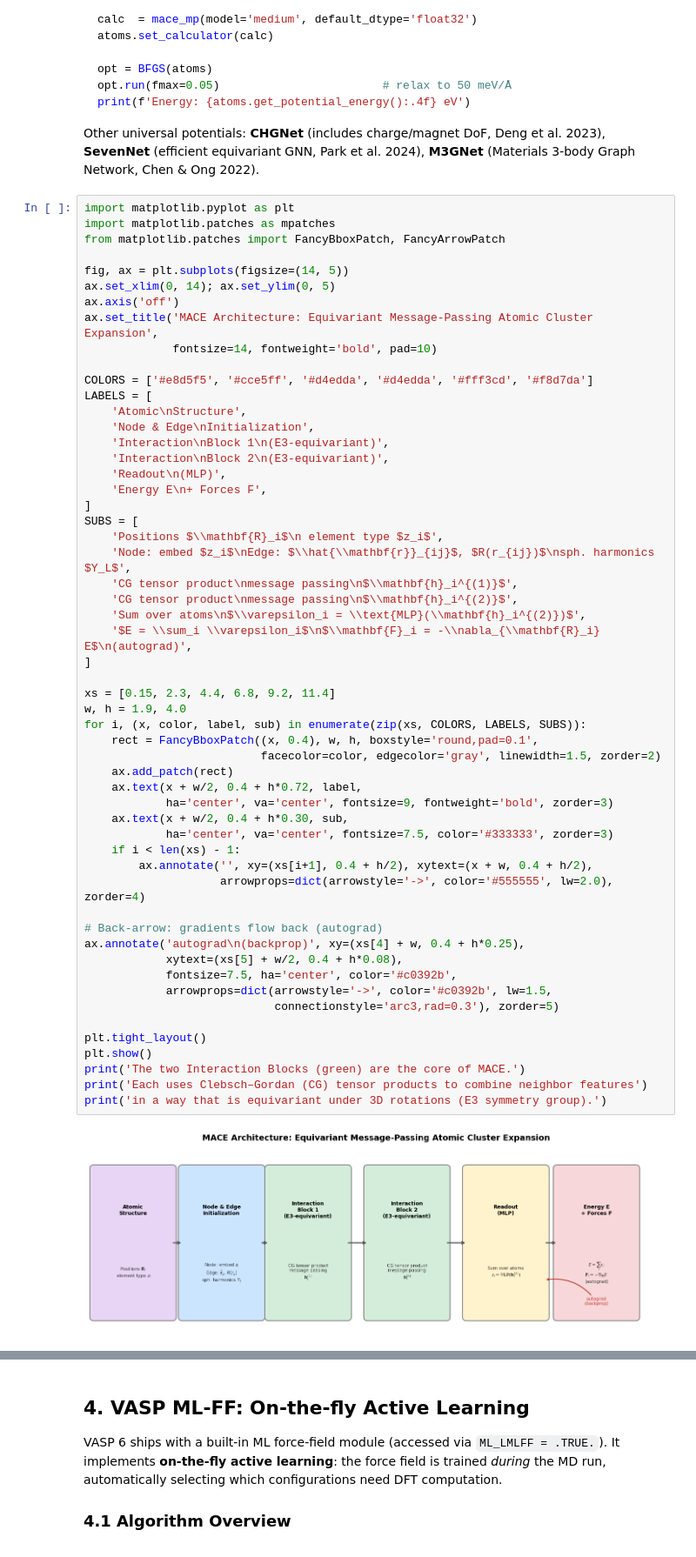
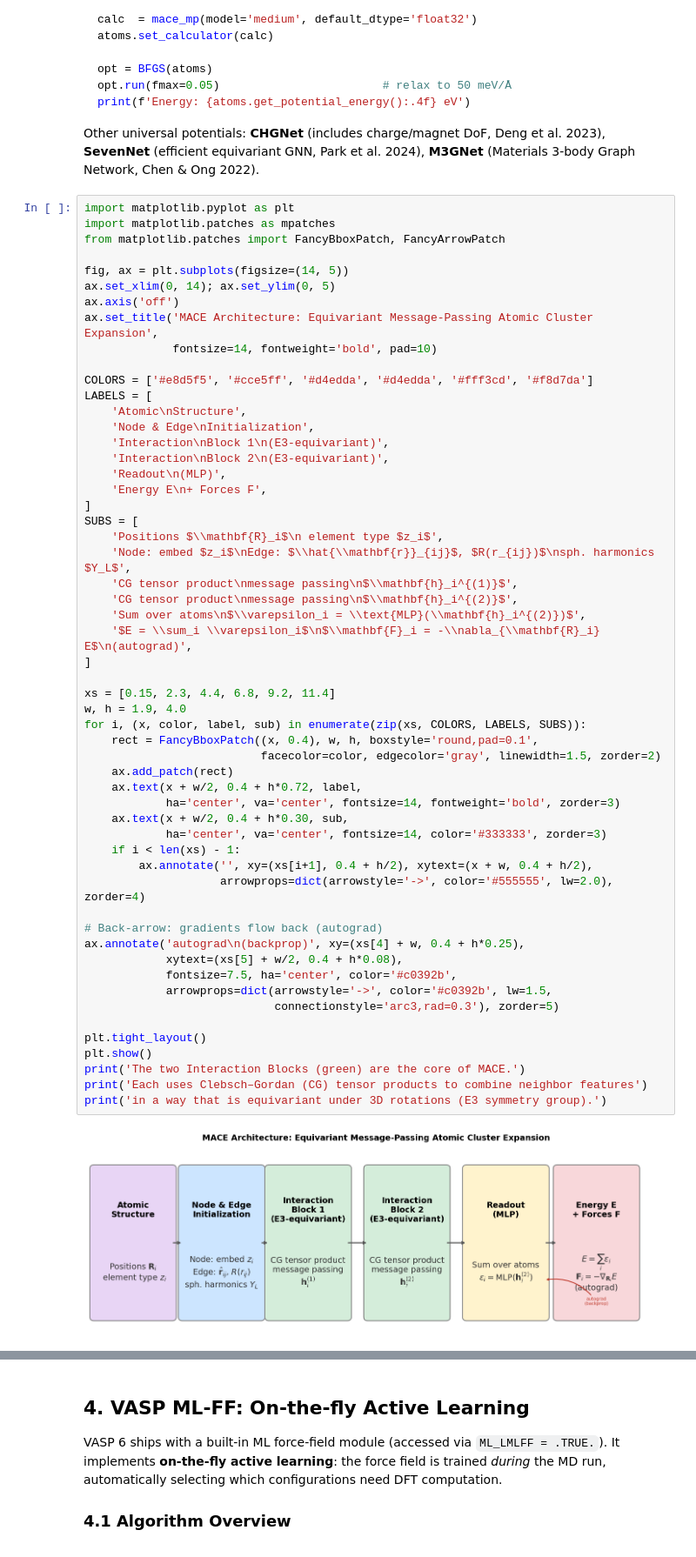
Before and after one commit to ppt-2/Ch121a-DFT, a Jupyter notebook: Module3_Periodic-DFT/notebooks/05_aimd_and_mlff.ipynb, the cells around one changed output, grey strips where cells are left out. Shown at 87% size. Cells and saved outputs as stored; diff of their text form.

```diff
--- a/Module3_Periodic-DFT/notebooks/05_aimd_and_mlff.ipynb
+++ b/Module3_Periodic-DFT/notebooks/05_aimd_and_mlff.ipynb
@@ -382,36 +382,36 @@ SUBS = [
     'CG tensor product\nmessage passing\n$\\mathbf{h}_i^{(2)}$',
     'Sum over atoms\n$\\varepsilon_i = \\text{MLP}(\\mathbf{h}_i^{(2)})$',
     '$E = \\sum_i \\varepsilon_i$\n$\\mathbf{F}_i = -\\nabla_{\\mathbf{R}_i} E$\n(autograd)',
 ]
 
 xs = [0.15, 2.3, 4.4, 6.8, 9.2, 11.4]
 w, h = 1.9, 4.0
 for i, (x, color, label, sub) in enumerate(zip(xs, COLORS, LABELS, SUBS)):
     rect = FancyBboxPatch((x, 0.4), w, h, boxstyle='round,pad=0.1',
                           facecolor=color, edgecolor='gray', linewidth=1.5, zorder=2)
     ax.add_patch(rect)
     ax.text(x + w/2, 0.4 + h*0.72, label,
-            ha='center', va='center', fontsize=9, fontweight='bold', zorder=3)
+            ha='center', va='center', fontsize=14, fontweight='bold', zorder=3)
     ax.text(x + w/2, 0.4 + h*0.30, sub,
-            ha='center', va='center', fontsize=7.5, color='#333333', zorder=3)
+            ha='center', va='center', fontsize=14, color='#333333', zorder=3)
     if i < len(xs) - 1:
         ax.annotate('', xy=(xs[i+1], 0.4 + h/2), xytext=(x + w, 0.4 + h/2),
                     arrowprops=dict(arrowstyle='->', color='#555555', lw=2.0), zorder=4)
 
 # Back-arrow: gradients flow back (autograd)
 ax.annotate('autograd\n(backprop)', xy=(xs[4] + w, 0.4 + h*0.25),
             xytext=(xs[5] + w/2, 0.4 + h*0.08),
             fontsize=7.5, ha='center', color='#c0392b',
             arrowprops=dict(arrowstyle='->', color='#c0392b', lw=1.5,
                             connectionstyle='arc3,rad=0.3'), zorder=5)
 
 plt.tight_layout()
 plt.show()
 print('The two Interaction Blocks (green) are the core of MACE.')
 print('Each uses Clebsch–Gordan (CG) tensor products to combine neighbor features')
 print('in a way that is equivariant under 3D rotations (E3 symmetry group).')
 # %% [output]
-[figure, old version]
+[figure, new version]
 The two Interaction Blocks (green) are the core of MACE.
 Each uses Clebsch–Gordan (CG) tensor products to combine neighbor features
 in a way that is equivariant under 3D rotations (E3 symmetry group).
```
